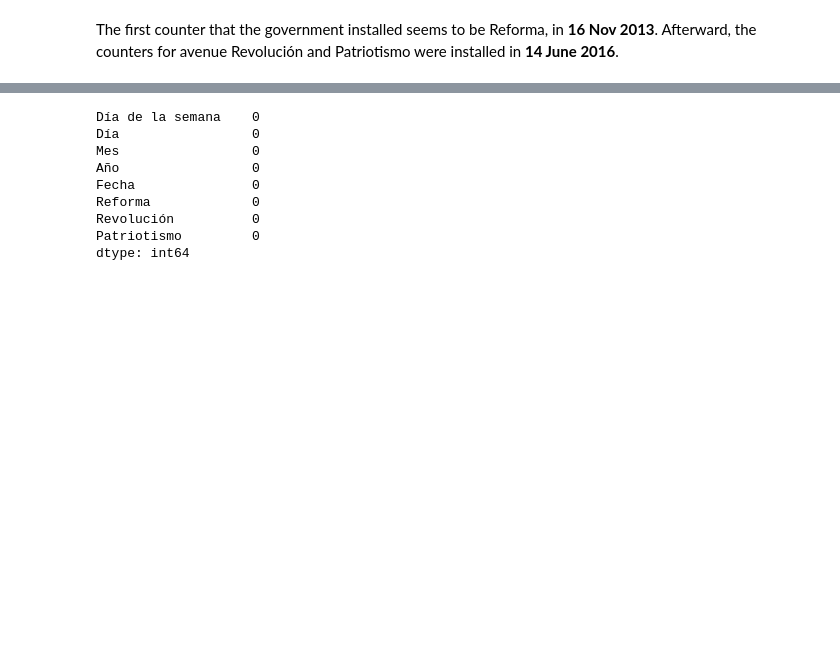
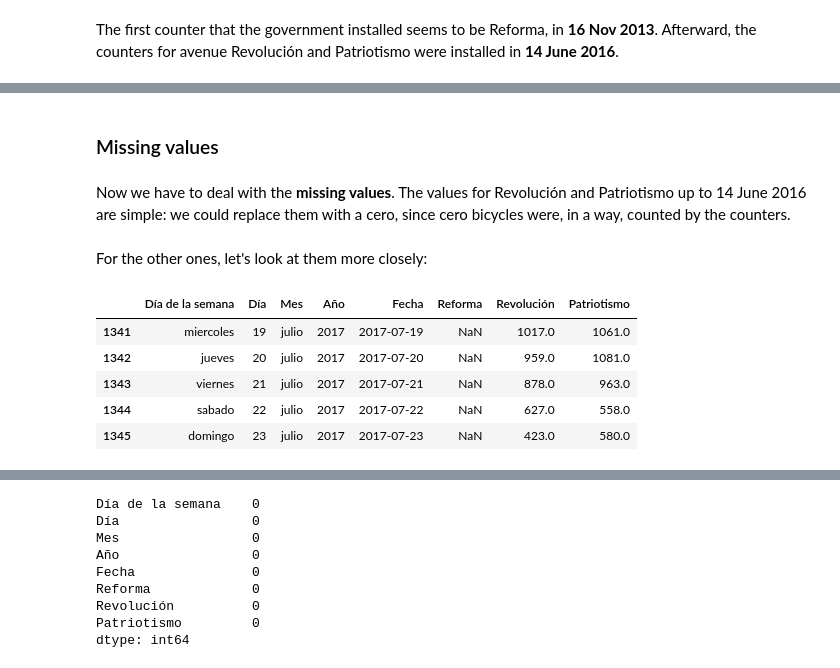
Before and after one commit to FranciscoGalan/Bicycle_Commuting_Mexico_City, a Jupyter notebook: main.ipynb, the cells around one changed output, grey strips where cells are left out. Drawn from its saved outputs; the diff is of its cells as text; code cells hidden in the pictures; blank space fills up the shorter version.

```diff
--- a/main.ipynb
+++ b/main.ipynb
@@ -169,3 +163,7 @@ To handle the **missing values**, we can follow two steps:
+# %% [markdown]
+### Missing values
+# %% [markdown]
+Now we have to deal with the **missing values**. The values for Revolución and Patriotismo up to 14 June 2016 are simple: we could replace them with a cero, since cero bicycles were, in a way, counted by the counters.
 # %%
 # Fill missing values up to the installation of the counters.
 contador.loc[0:940, ['Revolución', 'Patriotismo']] = contador.loc[0:940, ['Revolución', 'Patriotismo']].fillna(0)
@@ -176,0 +170,11 @@ for counter in counter_columns:
+# %% [markdown]
+For the other ones, let's look at them more closely:
+# %%
+contador[contador['Reforma'].isnull()].head()
+# %% [output]
+|  | Día de la semana | Día | Mes | Año | Fecha | Reforma | Revolución | Patriotismo |
+| 1341 | miercoles | 19 | julio | 2017 | 2017-07-19 | NaN | 1017.0 | 1061.0 |
+| 1342 | jueves | 20 | julio | 2017 | 2017-07-20 | NaN | 959.0 | 1081.0 |
+| 1343 | viernes | 21 | julio | 2017 | 2017-07-21 | NaN | 878.0 | 963.0 |
+| 1344 | sabado | 22 | julio | 2017 | 2017-07-22 | NaN | 627.0 | 558.0 |
+| 1345 | domingo | 23 | julio | 2017 | 2017-07-23 | NaN | 423.0 | 580.0 |
```
Also changed, not shown: parts of 19 cells of this notebook.
